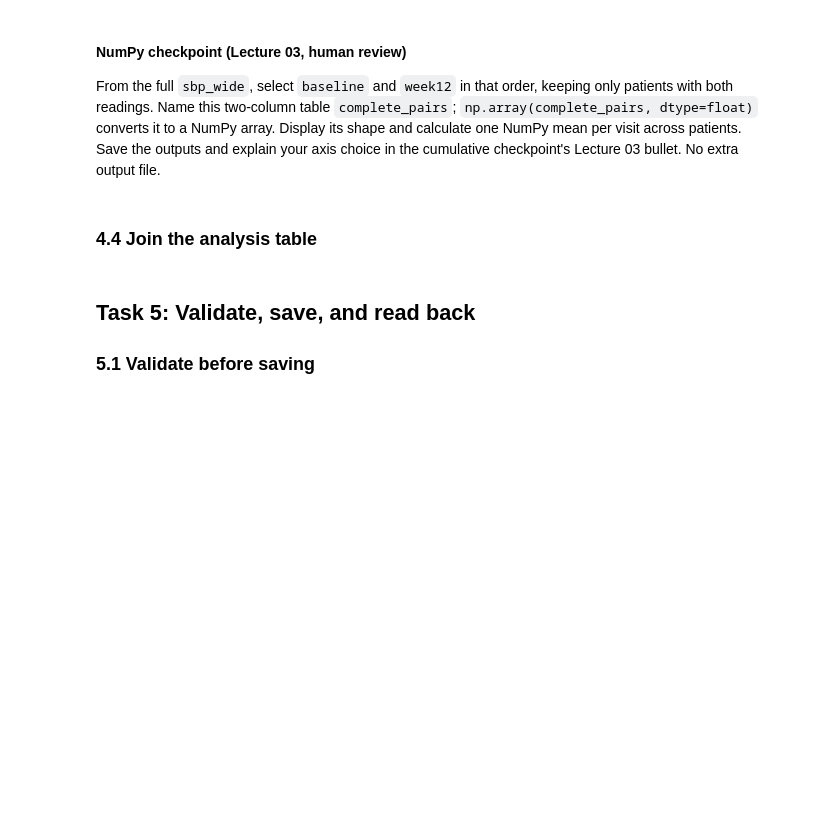
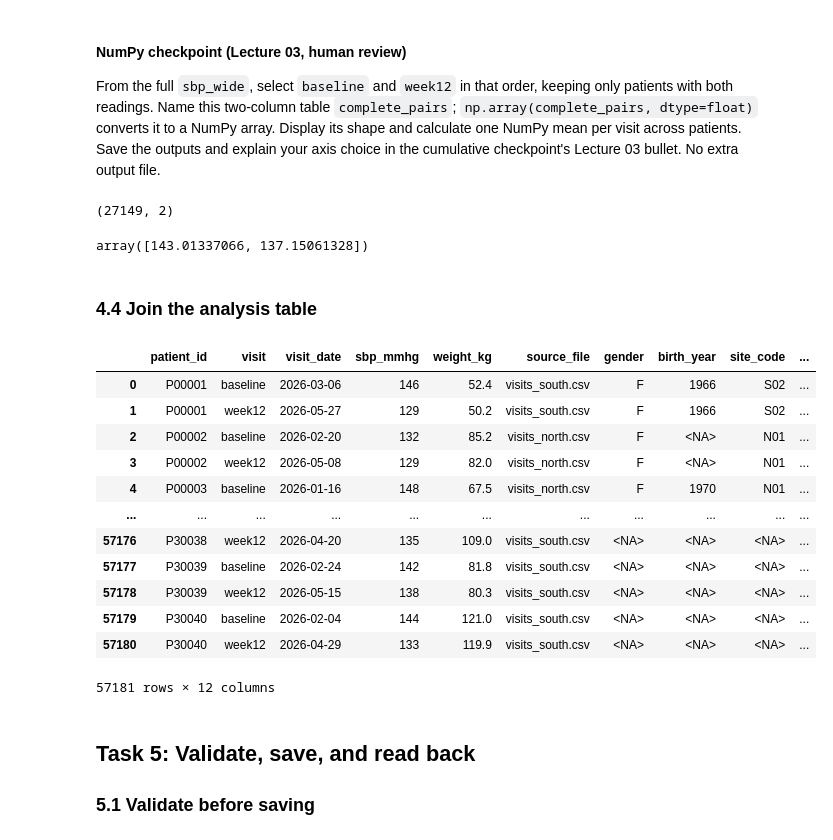
Before and after one commit to julianchang2020/ds217-26f-06, a Jupyter notebook: assignment.ipynb, the cells around one changed output. Saved outputs shown, nothing was run; the diff lists cells and outputs as text; code cells hidden in the pictures; blank space fills up the shorter version.

Commit message:
Completed Assignment 06, steps 4 and 5. See "Clean patients and visits" commit for steps 1-3.

```diff
--- a/assignment.ipynb
+++ b/assignment.ipynb
@@ -266,6 +290,8 @@ Index(['F', 'M', 'X'], dtype='str')
 ### 3.2 Clean the visits
 # %%
 # TODO: build visits_clean from visits_raw.copy(deep=True) with steps 1 to 5 in README Task 3.2.
+
+# Completes steps 1-4 in task 3.2.
 visits_task3 = visits_raw.copy(deep=True)
 visits_task3 = visits_task3.drop_duplicates(subset = None, keep = "first")
 visit_counts = visits_task3["visit"].value_counts()
@@ -275,18 +301,12 @@ visits_task3["sbp_mmhg"] = pd.to_numeric(visits_task3["sbp_mmhg"], errors = "coe
 visits_task3["sbp_mmhg"] = visits_task3["sbp_mmhg"].map(lambda x: np.nan if (x<70)|(x>250) else x)
 visits_task3["weight_kg"] = pd.to_numeric(visits_task3["weight_kg"], errors = "coerce")
 
+# Adjusts visit_date following step 5, task 3.2.
 visit_date_match = visits_task3["visit_date"].str.fullmatch(r'[0-9]{4}-[0-9]{2}-[0-9]{2}')
 visit_date_all = visits_task3["visit_date"]
-visits_task3["visit_date"] = visit_date_all[visit_date_match]
+visits_task3["visit_date"] = pd.to_datetime(visit_date_all.where(visit_date_match), format = '%Y-%m-%d', errors = 'coerce')
 visits_clean = visits_task3
 display(visits_clean)
-
-#patients_task3["birth_year"] = patients_task3["birth_year"].map(lambda x: np.nan if x == "9999" else x)
-#patients_task3["site_code"] = patients_task3["site_code"].str.strip().str.upper().str.replace("-", "").str.replace(" ", "")
-
-#patients_clean = patients_task3.reset_index(drop=True)
-#display(visits_task3)
-#display(patients_clean["gender"].value_counts())
 # %% [output]
 |  | patient_id | visit | visit_date | visit_time | sbp_mmhg | weight_kg | source_file |
 | 0 | P00002 | baseline | 2026-02-20 | 09:50 | 132.0 | 85.2 | visits_north.csv |
@@ -303,8 +323,8 @@ display(visits_clean)
 57301 rows × 7 columns
 # %%
 # TODO: step 6, show the repeated patient_id and visit pairs, then keep the later reading.
-display(visits_task3[visits_task3.duplicated(subset = ["patient_id", "visit"], keep = False)])
-display(visits_task3.sort_values("visit_time").drop_duplicates(subset = ["patient_id", "visit"], keep = "last"))
+display(visits_clean[visits_clean.duplicated(subset = ["patient_id", "visit"], keep = False)])
+visits_clean = visits_clean.sort_values("visit_time").drop_duplicates(subset = ["patient_id", "visit"], keep = "last")
 # %% [output]
 |  | patient_id | visit | visit_date | visit_time | sbp_mmhg | weight_kg | source_file |
 | 4 | P00004 | baseline | 2026-02-25 | 10:55 | 145.0 | 106.2 | visits_north.csv |
@@ -368,4 +398,14 @@ decision_table.to_csv(DECISION_LOG_PATH, index=False)
 # %%
 # TODO: melt raw["a1c_wide"], map the visit labels, drop the rows with no result,
 # then save the per-visit summary to A1C_SUMMARY_PATH (README Task 4.1).
-a1c_long = None
+
+# Melts a1c_wide into a long form and maps the visit type to "baseline" and "week12" results. Rows with no results are dropped.
+a1c_long = pd.melt(raw["a1c_wide"], id_vars = ["patient_id"], value_vars = ["a1c_baseline", "a1c_week12"], var_name = "visit", value_name = "a1c_pct")
+a1c_long["visit"] = a1c_long["visit"].map({"a1c_baseline": "baseline", "a1c_week12": "week12"})
+display(a1c_long.dtypes)
+a1c_long = a1c_long.dropna(subset=["a1c_pct"]).reset_index(drop=True)
+
+# Creates a DataFrame a1c_summary with the per-visit summary required for task 4.1.
+a1c_summary = pd.DataFrame({"visit": ["baseline", "week12"], "results": [sum(a1c_long["visit"] == "baseline"), sum(a1c_long["visit"] == "week12")],
+                            "a1c_pct_mean": [a1c_long.loc[a1c_long["visit"] == "baseline", "a1c_pct"].mean(), a1c_long.loc[a1c_long["visit"] == "week12", "a1c_pct"].mean()]})
+a1c_summary.to_csv(A1C_SUMMARY_PATH,index=False)
@@ -374,4 +419,9 @@ a1c_long = None
 # %%
 # TODO: steps 1 and 2, catch the MergeError, show the repeated site rows, and build sites_current.
 sites = raw["sites"]
-sites_current = None
+try:
+    sites_merged = pd.merge(patients_clean, sites, on = "site_code", how = "left", validate = "many_to_one")
+except pd.errors.MergeError as x:
+    print(f"Merge error: {x}")
+display(sites[sites.duplicated(subset = ["site_code"], keep=False)])
+sites_current = sites[sites["record_status"] == "current"]
@@ -390,12 +472,44 @@ sbp_wide = None
 From the full `sbp_wide`, select `baseline` and `week12` in that order, keeping only patients with both readings. Name this two-column table `complete_pairs`; `np.array(complete_pairs, dtype=float)` converts it to a NumPy array. Display its shape and calculate one NumPy mean per visit across patients. Save the outputs and explain your axis choice in the cumulative checkpoint's Lecture 03 bullet. No extra output file.
 # %%
 # TODO: select complete pairs, convert to a NumPy array, and display its shape and two per-visit means.
+# Creates complete pairs, a table comprised of patients that have both baseline and week12 sbp measurements.
+sbp_wide_both = pd.DataFrame({"baseline": sbp_wide["baseline"], "week12": sbp_wide["week12"]})
+complete_pairs = sbp_wide_both[(sbp_wide_both["baseline"].notna() == 1) & (sbp_wide_both["week12"].notna() == 1)]
+complete_pairs = np.array(complete_pairs, dtype = float)
+
+# Displays shape and column means for the complete pairs table.
+display(complete_pairs.shape)
+complete_pairs_means = complete_pairs.mean(axis = 0)
+display(complete_pairs_means)
+# %% [output]
+(27149, 2)
+array([143.01337066, 137.15061328])
 # %% [markdown]
 ### 4.4 Join the analysis table
 # %%
 # TODO: three left merges onto visits_clean, each with validate=, then the columns and dtypes
 # in README Task 4.4. A MergeError means an earlier step left a problem: see HINTS.md.
-analysis = None
+analysis = pd.merge(visits_clean, patients_clean, on = ["patient_id"], how = "left", validate = "many_to_one")
+analysis = pd.merge(analysis, sites_current, on = ["site_code"], how = "left", validate = "many_to_one")
+analysis = pd.merge(analysis, a1c_long, on = ["patient_id", "visit"], how = "left", validate = "many_to_one")
+
+# Updates analysis with the dtypes specified in task 4.4.
+analysis = analysis.astype({"patient_id": "string", "visit": "string", "visit_date": "datetime64[us]", "sbp_mmhg": "Int64", "weight_kg": "float64", "a1c_pct": "float64", "gender": "string", "birth_year": "Int64", "site_code": "string", "site_name": "string", "source_file": "string"})
+display(analysis)
+# %% [output]
+|  | patient_id | visit | visit_date | sbp_mmhg | weight_kg | source_file | gender | birth_year | site_code | ... |
+| 0 | P00001 | baseline | 2026-03-06 | 146 | 52.4 | visits_south.csv | F | 1966 | S02 | ... |
+| 1 | P00001 | week12 | 2026-05-27 | 129 | 50.2 | visits_south.csv | F | 1966 | S02 | ... |
+| 2 | P00002 | baseline | 2026-02-20 | 132 | 85.2 | visits_north.csv | F | <NA> | N01 | ... |
+| 3 | P00002 | week12 | 2026-05-08 | 129 | 82.0 | visits_north.csv | F | <NA> | N01 | ... |
+| 4 | P00003 | baseline | 2026-01-16 | 148 | 67.5 | visits_north.csv | F | 1970 | N01 | ... |
+| ... | ... | ... | ... | ... | ... | ... | ... | ... | ... | ... |
+| 57176 | P30038 | week12 | 2026-04-20 | 135 | 109.0 | visits_south.csv | <NA> | <NA> | <NA> | ... |
+| 57177 | P30039 | baseline | 2026-02-24 | 142 | 81.8 | visits_south.csv | <NA> | <NA> | <NA> | ... |
+| 57178 | P30039 | week12 | 2026-05-15 | 138 | 80.3 | visits_south.csv | <NA> | <NA> | <NA> | ... |
+| 57179 | P30040 | baseline | 2026-02-04 | 144 | 121.0 | visits_south.csv | <NA> | <NA> | <NA> | ... |
+| 57180 | P30040 | week12 | 2026-04-29 | 133 | 119.9 | visits_south.csv | <NA> | <NA> | <NA> | ... |
+57181 rows × 12 columns
 # %% [markdown]
 ## Task 5: Validate, save, and read back
 
```
Also changed, not shown: parts of 15 cells of this notebook, 5 other files.
